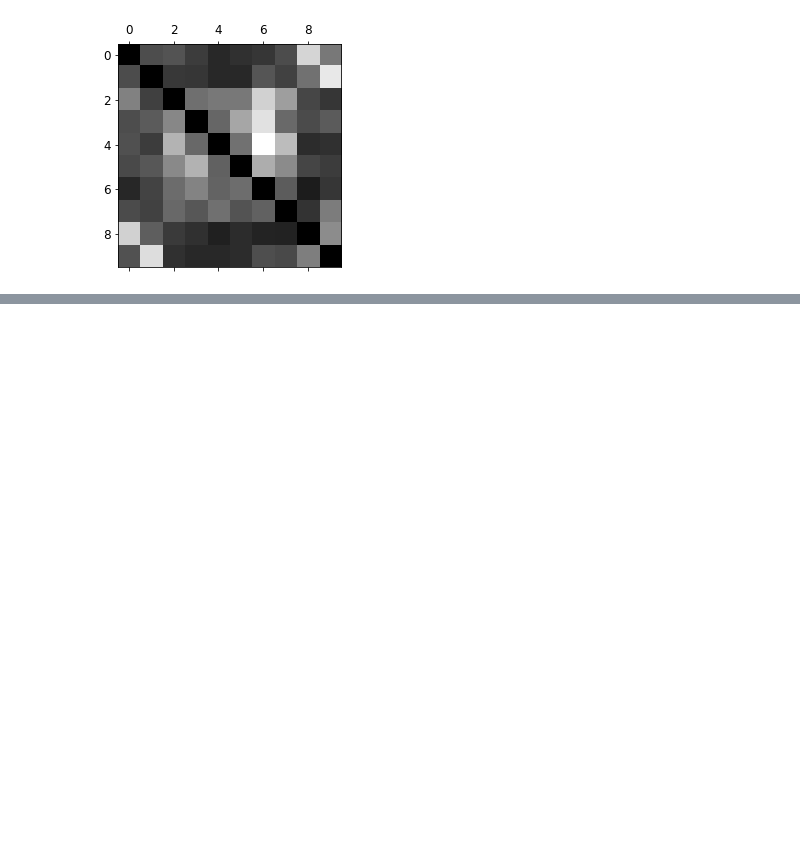
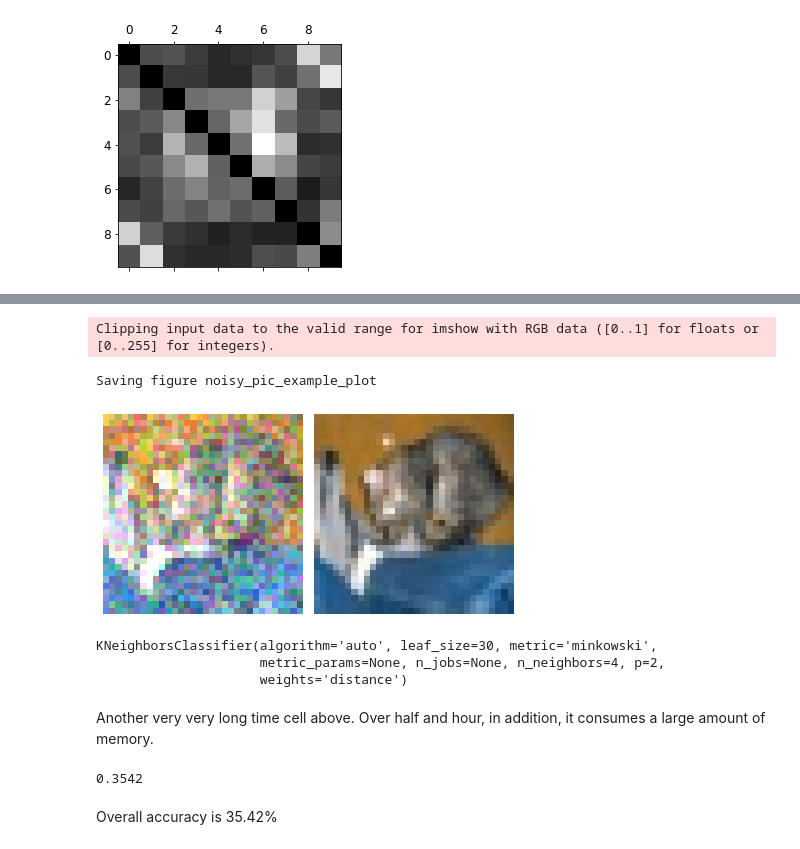
Before and after one commit to fsclsnow/AML, a Jupyter notebook: AML_Project3_CIFAR_10.ipynb, the cells around one changed output, grey strips where cells are left out. Saved outputs shown, nothing was run; the diff lists cells and outputs as text; code cells hidden in the pictures; blank space fills up the shorter version.

```diff
--- a/AML_Project3_CIFAR_10.ipynb
+++ b/AML_Project3_CIFAR_10.ipynb
@@ -964,0 +953,31 @@ knn_clf.predict([some_pic])
+# %%
+noise = np.random.randint(0, 100, (len(X_train_2d), 3072))
+X_train_mod = X_train_2d + noise/255
+noise = np.random.randint(0, 100, (len(X_test_2d), 3072))
+X_test_mod = X_test_2d + noise/255
+y_train_mod = X_train_2d
+y_test_mod = X_test_2d
+# %%
+def plot_pic(data):
+    image = data.reshape(32, 32,3)
+    plt.imshow(image, cmap = mpl.cm.binary,
+               interpolation="nearest")
+    plt.axis("off")
+# %%
+some_index = 0
+plt.subplot(121); plot_pic(X_test_mod[some_index])
+plt.subplot(122); plot_pic(y_test_mod[some_index])
+save_fig("noisy_pic_example_plot")
+plt.show()
+# %% [output]
+Clipping input data to the valid range for imshow with RGB data ([0..1] for floats or [0..255] for integers).
+Saving figure noisy_pic_example_plot
+[figure, added]
+# %%
+from sklearn.neighbors import KNeighborsClassifier
+knn_clf = KNeighborsClassifier(weights='distance', n_neighbors=4)
+knn_clf.fit(X_train_2d, y_train)
+# %% [output]
+KNeighborsClassifier(algorithm='auto', leaf_size=30, metric='minkowski',
+                     metric_params=None, n_jobs=None, n_neighbors=4, p=2,
+                     weights='distance')
@@ -964,0 +986,9 @@ knn_clf.predict([some_pic])
+# %% [markdown]
+Another very very long time cell above. Over half and hour, in addition, it consumes a large amount of memory.
+# %%
+from sklearn.metrics import accuracy_score
+accuracy_score(y_test, y_knn_pred)
+# %% [output]
+0.3542
+# %% [markdown]
+Overall accuracy is 35.42%
```
Also changed, not shown: parts of 14 cells of this notebook.
